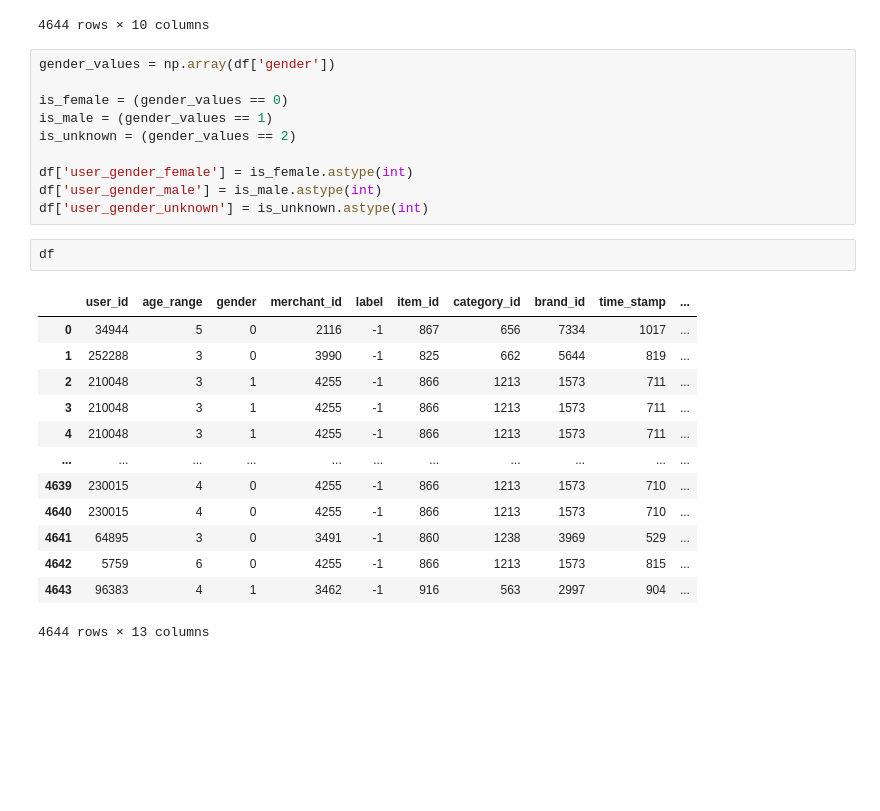
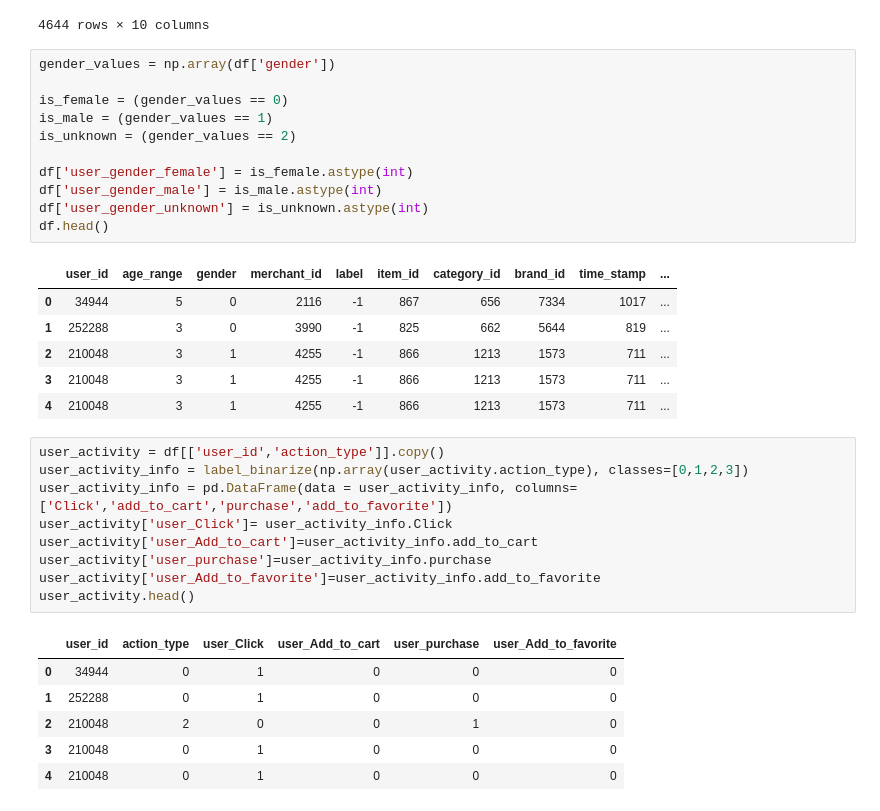
Before and after one commit to shruthivenkat/CECS550_Group6, a Jupyter notebook: #5 - Feature Engineering by Shruthi.ipynb, the cells around one changed output. Drawn from its saved outputs; the diff is of its cells as text; blank space fills up the shorter version.

```diff
--- a/#5 - Feature Engineering by Shruthi.ipynb
+++ b/#5 - Feature Engineering by Shruthi.ipynb
@@ -80,19 +80,27 @@ is_unknown = (gender_values == 2)
 df['user_gender_female'] = is_female.astype(int)
 df['user_gender_male'] = is_male.astype(int)
 df['user_gender_unknown'] = is_unknown.astype(int)
+df.head()
+# %% [output]
+|  | user_id | age_range | gender | merchant_id | label | item_id | category_id | brand_id | time_stamp | ... |
+| 0 | 34944 | 5 | 0 | 2116 | -1 | 867 | 656 | 7334 | 1017 | ... |
+| 1 | 252288 | 3 | 0 | 3990 | -1 | 825 | 662 | 5644 | 819 | ... |
+| 2 | 210048 | 3 | 1 | 4255 | -1 | 866 | 1213 | 1573 | 711 | ... |
+| 3 | 210048 | 3 | 1 | 4255 | -1 | 866 | 1213 | 1573 | 711 | ... |
+| 4 | 210048 | 3 | 1 | 4255 | -1 | 866 | 1213 | 1573 | 711 | ... |
 # %%
-df
+user_activity = df[['user_id','action_type']].copy()
+user_activity_info = label_binarize(np.array(user_activity.action_type), classes=[0,1,2,3])
+user_activity_info = pd.DataFrame(data = user_activity_info, columns=['Click','add_to_cart','purchase','add_to_favorite'])
+user_activity['user_Click']= user_activity_info.Click
+user_activity['user_Add_to_cart']=user_activity_info.add_to_cart
+user_activity['user_purchase']=user_activity_info.purchase
+user_activity['user_Add_to_favorite']=user_activity_info.add_to_favorite
+user_activity.head()
 # %% [output]
-|  | user_id | age_range | gender | merchant_id | label | item_id | category_id | brand_id | time_stamp | ... |
-| 0 | 34944 | 5 | 0 | 2116 | -1 | 867 | 656 | 7334 | 1017 | ... |
-| 1 | 252288 | 3 | 0 | 3990 | -1 | 825 | 662 | 5644 | 819 | ... |
-| 2 | 210048 | 3 | 1 | 4255 | -1 | 866 | 1213 | 1573 | 711 | ... |
-| 3 | 210048 | 3 | 1 | 4255 | -1 | 866 | 1213 | 1573 | 711 | ... |
-| 4 | 210048 | 3 | 1 | 4255 | -1 | 866 | 1213 | 1573 | 711 | ... |
-| ... | ... | ... | ... | ... | ... | ... | ... | ... | ... | ... |
-| 4639 | 230015 | 4 | 0 | 4255 | -1 | 866 | 1213 | 1573 | 710 | ... |
-| 4640 | 230015 | 4 | 0 | 4255 | -1 | 866 | 1213 | 1573 | 710 | ... |
-| 4641 | 64895 | 3 | 0 | 3491 | -1 | 860 | 1238 | 3969 | 529 | ... |
-| 4642 | 5759 | 6 | 0 | 4255 | -1 | 866 | 1213 | 1573 | 815 | ... |
-| 4643 | 96383 | 4 | 1 | 3462 | -1 | 916 | 563 | 2997 | 904 | ... |
+|  | user_id | action_type | user_Click | user_Add_to_cart | user_purchase | user_Add_to_favorite |
+| 0 | 34944 | 0 | 1 | 0 | 0 | 0 |
+| 1 | 252288 | 0 | 1 | 0 | 0 | 0 |
+| 2 | 210048 | 2 | 0 | 0 | 1 | 0 |
+| 3 | 210048 | 0 | 1 | 0 | 0 | 0 |
+| 4 | 210048 | 0 | 1 | 0 | 0 | 0 |
-4644 rows × 13 columns
```
Also changed, not shown: parts of 17 cells of this notebook.
